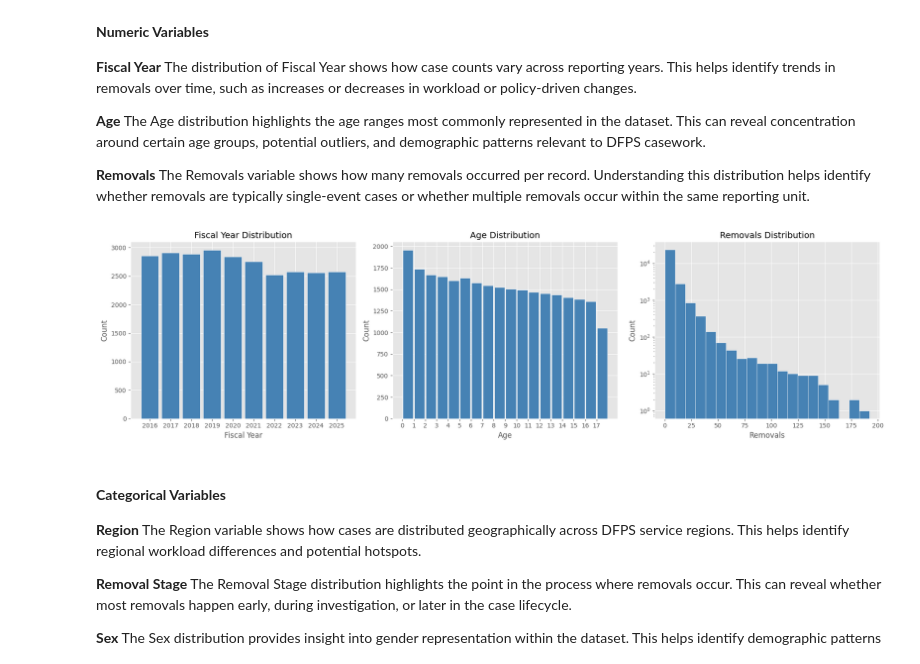
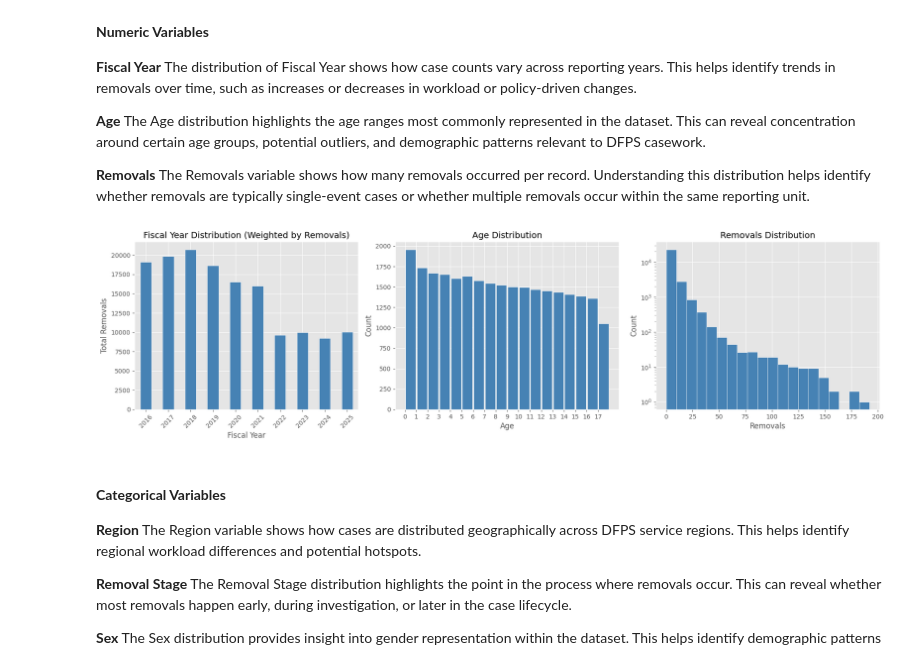
Before and after one commit to ahendrix83/data-analyst-portfolio, a Jupyter notebook: project1-eda/eda.ipynb, the cells around one changed output. Saved outputs shown, nothing was run; the diff lists cells and outputs as text; code cells hidden in the pictures.

```diff
--- a/project1-eda/eda.ipynb
+++ b/project1-eda/eda.ipynb
@@ -187,36 +203,40 @@ The Removals variable shows how many removals occurred per record. Understanding
 # %%
 # Distribution of Fiscal Year, Age and Removals
 plt.figure(figsize=(18, 5))
 
-# Fiscal Year
+# Fiscal Year (weighted by the number of removals)
 yr_custom_bins = np.arange(df['fiscal_year'].min(), df['fiscal_year'].max() + 2)  # +2 to include the last year in the bins
 plt.subplot(1, 3, 1)
-plt.hist(df['fiscal_year'].dropna(), bins=yr_custom_bins, color='steelblue', edgecolor='white', rwidth=0.85,align='left')
-plt.xticks(yr_custom_bins[:-1])  # Set x-ticks to the fiscal years, excluding the last bin edge
-plt.title('Fiscal Year Distribution', fontsize=14)
+df.groupby('fiscal_year')['removals'].sum().plot(
+    kind='bar',
+    color='steelblue',
+    edgecolor='white'
+)
+plt.title('Fiscal Year Distribution (Weighted by Removals)', fontsize=14)
 plt.xlabel('Fiscal Year')
-plt.ylabel('Count')
+plt.ylabel('Total Removals')
+plt.xticks(rotation=45)
 
 # Age
 custom_bins = np.arange(0, 19)
 plt.subplot(1, 3, 2)
 plt.hist(df['age'].dropna(), bins=custom_bins, color='steelblue', edgecolor='white', rwidth=0.9)
 plt.xticks(np.arange(0, 18))
 plt.title('Age Distribution', fontsize=14)
 plt.xlabel('Age')
 plt.ylabel('Count')
 
 # Removals
 plt.subplot(1, 3, 3)
 plt.hist(df['removals'], bins=20, color='steelblue', edgecolor='white', log=True) # provide a log scale for better visualization of the distribution
 plt.title('Removals Distribution', fontsize=14)
 plt.xlabel('Removals')
 plt.ylabel('Count')
 
 plt.tight_layout()
 plt.show()
 # %% [output]
-[figure, old version]
+[figure, new version]
 # %% [markdown]
 
 #### **Categorical Variables**
```
Also changed, not shown: parts of 30 cells of this notebook, 1 other file.
